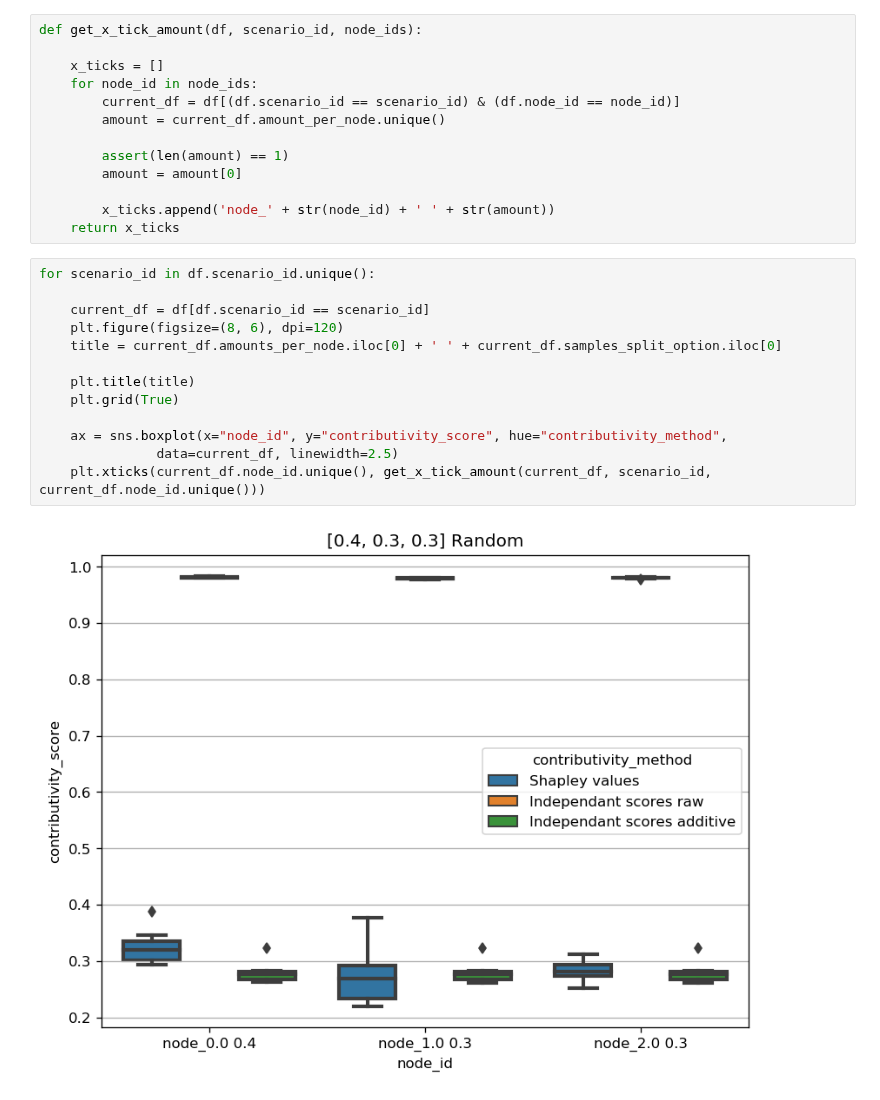
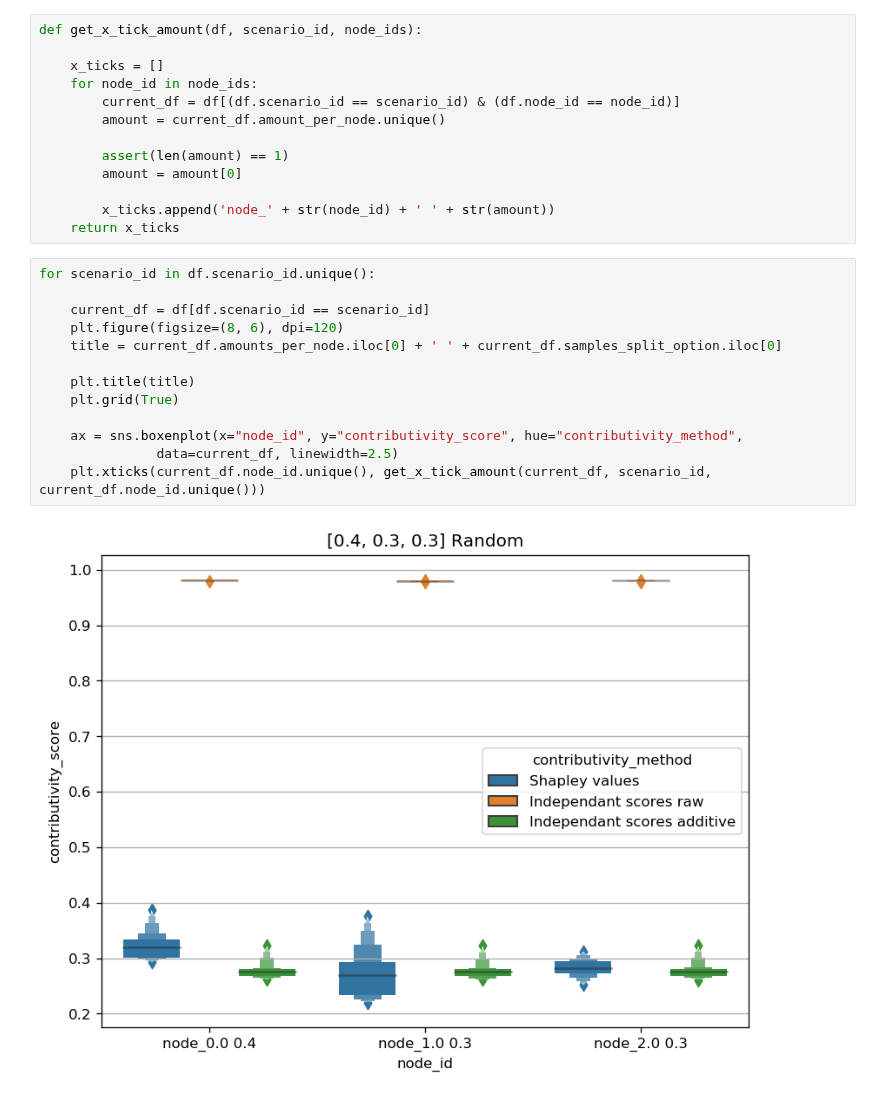
Before and after one commit to LabeliaLabs/distributed-learning-contributivity, a Jupyter notebook: analyse_results.ipynb, the cells around one changed output. Cells and saved outputs as stored; diff of their text form.

```diff
--- a/analyse_results.ipynb
+++ b/analyse_results.ipynb
@@ -95,15 +93,15 @@ def get_x_tick_amount(df, scenario_id, node_ids):
 # %%
 for scenario_id in df.scenario_id.unique():
 
     current_df = df[df.scenario_id == scenario_id]
     plt.figure(figsize=(8, 6), dpi=120)
     title = current_df.amounts_per_node.iloc[0] + ' ' + current_df.samples_split_option.iloc[0]
 
     plt.title(title)
     plt.grid(True)
 
-    ax = sns.boxplot(x="node_id", y="contributivity_score", hue="contributivity_method",
+    ax = sns.boxenplot(x="node_id", y="contributivity_score", hue="contributivity_method",
                data=current_df, linewidth=2.5)
     plt.xticks(current_df.node_id.unique(), get_x_tick_amount(current_df, scenario_id, current_df.node_id.unique()))
 # %% [output]
-[figure, old version]
+[figure, new version]
```
Also changed, not shown: parts of 4 cells of this notebook.
